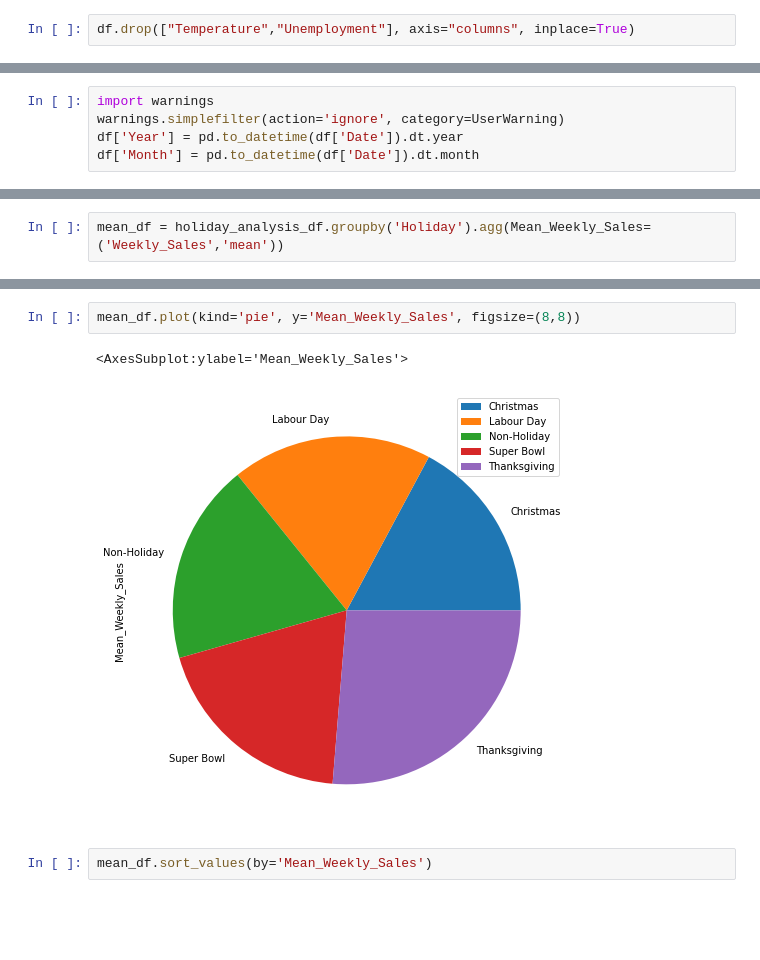
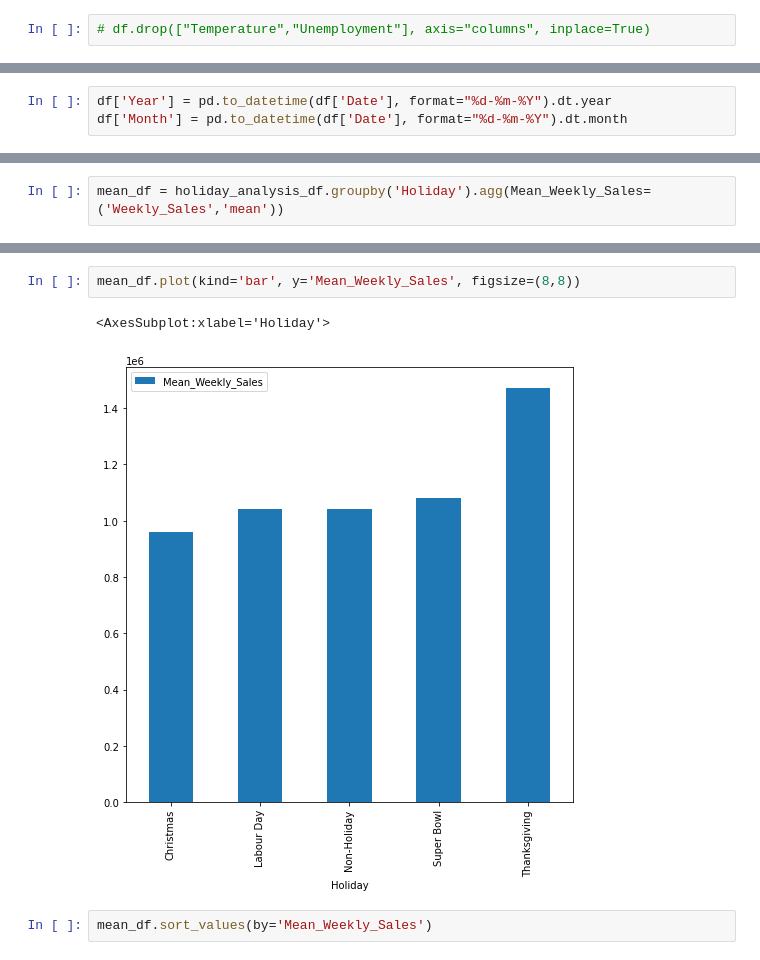
Before and after one commit to meagaram/Datascience-notes, a Jupyter notebook: Walmart-Dataset-Analysis.ipynb, the cells around one changed output, grey strips where cells are left out. Saved outputs shown, nothing was run; the diff lists cells and outputs as text; blank space fills up the shorter version.

Commit message:
Updated Date Format in code

```diff
--- a/Walmart-Dataset-Analysis.ipynb
+++ b/Walmart-Dataset-Analysis.ipynb
@@ -91,7 +105,7 @@ array([<AxesSubplot:>, <AxesSubplot:>, <AxesSubplot:>, <AxesSubplot:>,
        <AxesSubplot:>, <AxesSubplot:>, <AxesSubplot:>], dtype=object)
 [figure]
 # %%
-df.drop(["Temperature","Unemployment"], axis="columns", inplace=True)
+# df.drop(["Temperature","Unemployment"], axis="columns", inplace=True)
 # %% [markdown]
 ## Plot Function
 # %%
@@ -252,10 +267,8 @@ stats_df
 # 4. Find Growth Rate for each quarter in a year ===> using apply and Lambda Function
 # 5. Filter out Q3 category and find the Max % growth
 # %%
-import warnings
-warnings.simplefilter(action='ignore', category=UserWarning)
-df['Year'] = pd.to_datetime(df['Date']).dt.year
-df['Month'] = pd.to_datetime(df['Date']).dt.month
+df['Year'] = pd.to_datetime(df['Date'], format="%d-%m-%Y").dt.year
+df['Month'] = pd.to_datetime(df['Date'], format="%d-%m-%Y").dt.month
 # %%
 df
 # %% [output]
@@ -451,8 +499,8 @@ mean_df
 # %%
-mean_df.plot(kind='pie', y='Mean_Weekly_Sales', figsize=(8,8))
+mean_df.plot(kind='bar', y='Mean_Weekly_Sales', figsize=(8,8))
 # %% [output]
-<AxesSubplot:ylabel='Mean_Weekly_Sales'>
+<AxesSubplot:xlabel='Holiday'>
-[figure, old version]
+[figure, new version]
 # %%
 mean_df.sort_values(by='Mean_Weekly_Sales')
 # %% [output]
```
Also changed, not shown: parts of 36 cells of this notebook.
